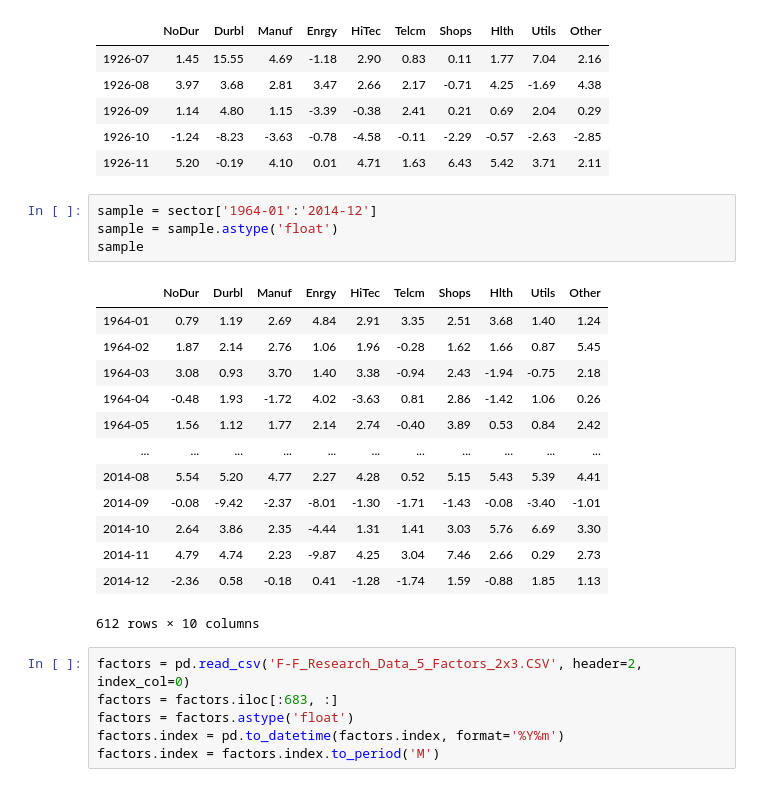
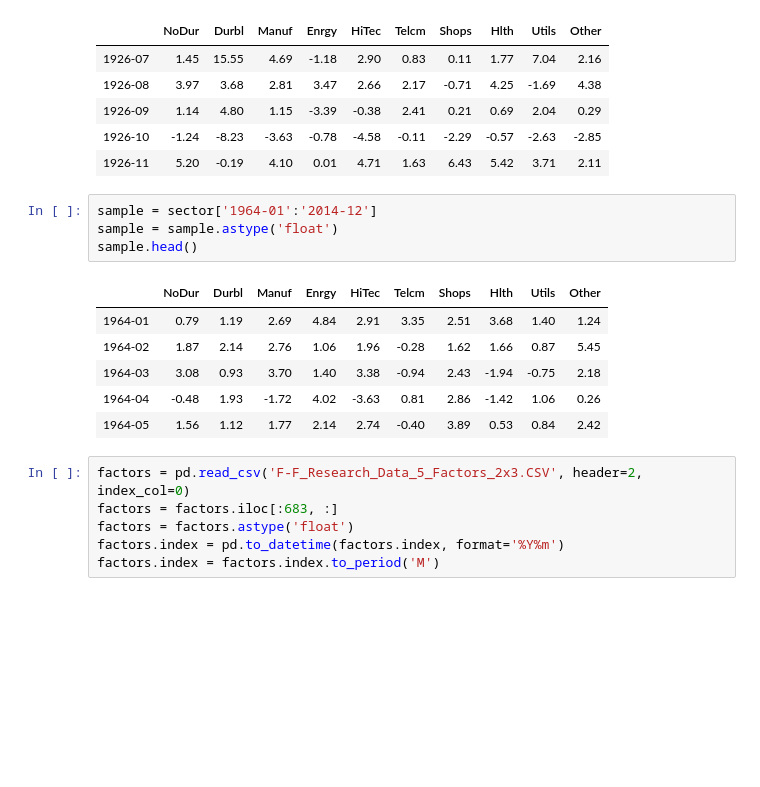
Before and after one commit to zhangzijie-lab/QF5207, a Jupyter notebook: QF5207_Project.ipynb, the cells around one changed output. Saved outputs shown, nothing was run; the diff lists cells and outputs as text; blank space fills up the shorter version.

```diff
--- a/QF5207_Project.ipynb
+++ b/QF5207_Project.ipynb
@@ -21,21 +24,14 @@ sector.head()
 # %%
 sample = sector['1964-01':'2014-12']
 sample = sample.astype('float')
-sample
+sample.head()
 # %% [output]
 |  | NoDur | Durbl | Manuf | Enrgy | HiTec | Telcm | Shops | Hlth | Utils | Other |
 | 1964-01 | 0.79 | 1.19 | 2.69 | 4.84 | 2.91 | 3.35 | 2.51 | 3.68 | 1.40 | 1.24 |
 | 1964-02 | 1.87 | 2.14 | 2.76 | 1.06 | 1.96 | -0.28 | 1.62 | 1.66 | 0.87 | 5.45 |
 | 1964-03 | 3.08 | 0.93 | 3.70 | 1.40 | 3.38 | -0.94 | 2.43 | -1.94 | -0.75 | 2.18 |
 | 1964-04 | -0.48 | 1.93 | -1.72 | 4.02 | -3.63 | 0.81 | 2.86 | -1.42 | 1.06 | 0.26 |
 | 1964-05 | 1.56 | 1.12 | 1.77 | 2.14 | 2.74 | -0.40 | 3.89 | 0.53 | 0.84 | 2.42 |
-| ... | ... | ... | ... | ... | ... | ... | ... | ... | ... | ... |
-| 2014-08 | 5.54 | 5.20 | 4.77 | 2.27 | 4.28 | 0.52 | 5.15 | 5.43 | 5.39 | 4.41 |
-| 2014-09 | -0.08 | -9.42 | -2.37 | -8.01 | -1.30 | -1.71 | -1.43 | -0.08 | -3.40 | -1.01 |
-| 2014-10 | 2.64 | 3.86 | 2.35 | -4.44 | 1.31 | 1.41 | 3.03 | 5.76 | 6.69 | 3.30 |
-| 2014-11 | 4.79 | 4.74 | 2.23 | -9.87 | 4.25 | 3.04 | 7.46 | 2.66 | 0.29 | 2.73 |
-| 2014-12 | -2.36 | 0.58 | -0.18 | 0.41 | -1.28 | -1.74 | 1.59 | -0.88 | 1.85 | 1.13 |
-612 rows × 10 columns
 # %%
 factors = pd.read_csv('F-F_Research_Data_5_Factors_2x3.CSV', header=2, index_col=0)
 factors = factors.iloc[:683, :]
```
Also changed, not shown: parts of 40 cells of this notebook, 15 other files.
